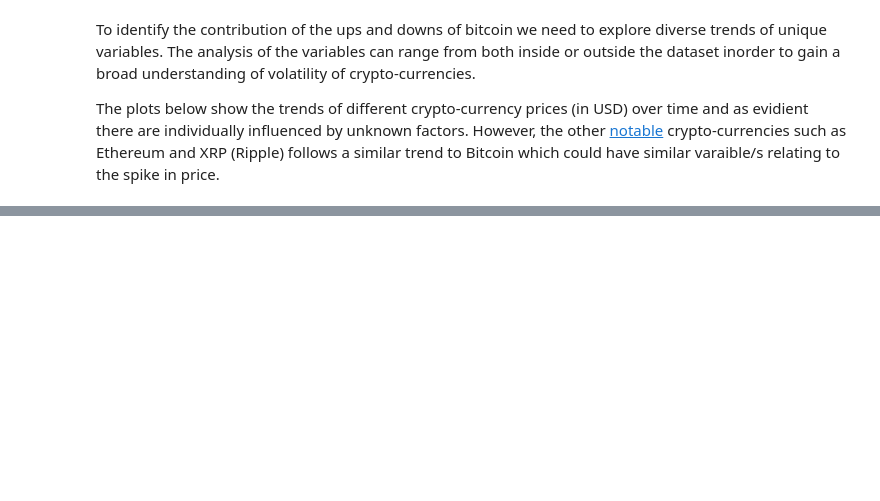
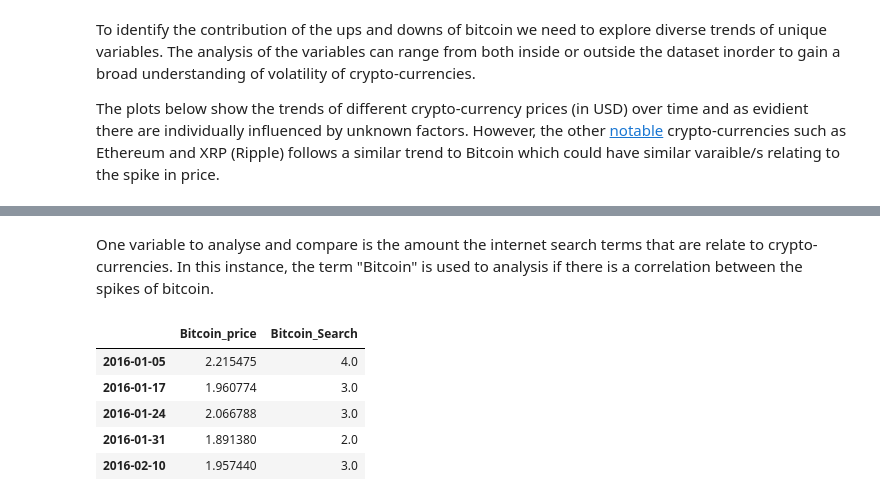
Before and after one commit to JHa568/Data-Analysis, a Jupyter notebook: 1. Crypto_trade-in/Crypto-Currency_trade-in.ipynb, the cells around one changed output, grey strips where cells are left out. Saved outputs shown, nothing was run; the diff lists cells and outputs as text; code cells hidden in the pictures; blank space fills up the shorter version.

```diff
--- a/1. Crypto_trade-in/Crypto-Currency_trade-in.ipynb
+++ b/1. Crypto_trade-in/Crypto-Currency_trade-in.ipynb
@@ -67,0 +57,23 @@ for i in range(len(curr)):
+# %% [markdown]
+One variable to analyse and compare is the amount the internet search terms that are relate to crypto-currencies. In this instance, the term "Bitcoin" is used to analysis if there is a correlation between the spikes of bitcoin.
+# %%
+# Bitcoin Google searches
+word_searches = path + "\\Data Analysis\\1. Crypto_trade-in\\multiTimeline.csv"
+words = pd.read_csv(word_searches)
+words.Week = pd.to_datetime(words.Week)
+words = words.set_index('Week')
+# Concatenated internet search and price of bitcoin
+max_unit_word = words['Bitcoin: (Worldwide)'].max()
+max_unit_coin = data_filt[data_filt['crypto_name'] == types[0]]['price_usd'].max()
+normal_word = words['Bitcoin: (Worldwide)']/(max_unit_word/100)
+normal_bit = data_filt[data_filt['crypto_name'] == types[0]]['price_usd']/(max_unit_coin/100)
+norm = pd.concat([normal_bit, normal_word], axis=1, join='inner')
+norm = norm.rename(columns={'price_usd':'Bitcoin_price', "Bitcoin: (Worldwide)":"Bitcoin_Search"})
+norm.head()
+# %% [output]
+|  | Bitcoin_price | Bitcoin_Search |
+| 2016-01-05 | 2.215475 | 4.0 |
+| 2016-01-17 | 1.960774 | 3.0 |
+| 2016-01-24 | 2.066788 | 3.0 |
+| 2016-01-31 | 1.891380 | 2.0 |
+| 2016-02-10 | 1.957440 | 3.0 |
```
Also changed, not shown: parts of 8 cells of this notebook.
